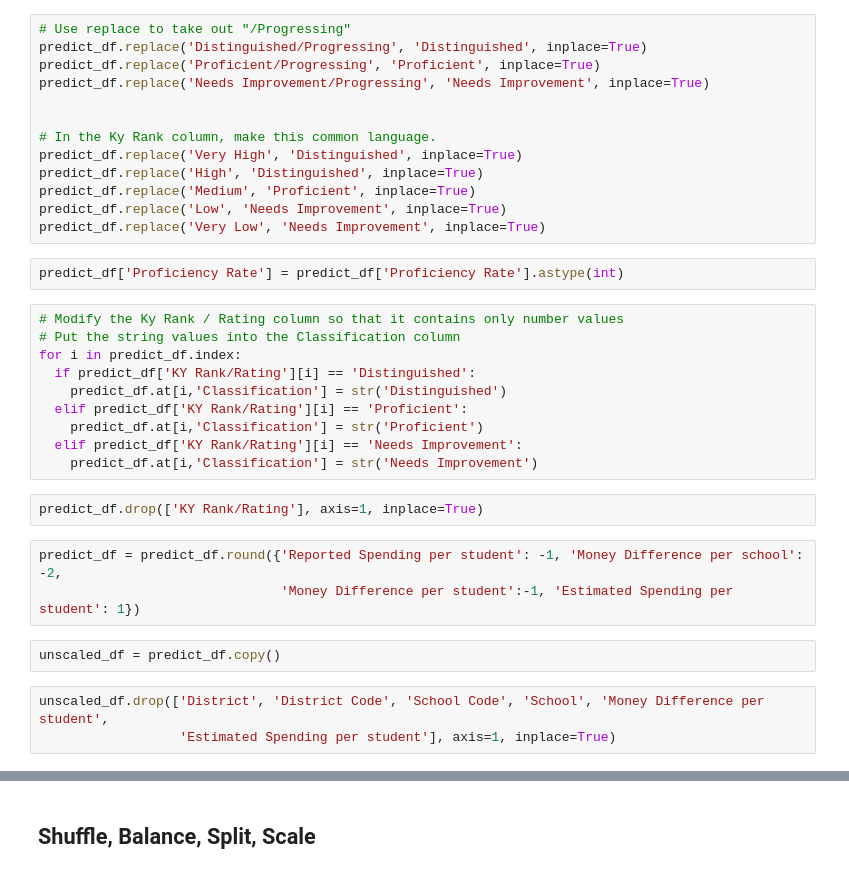
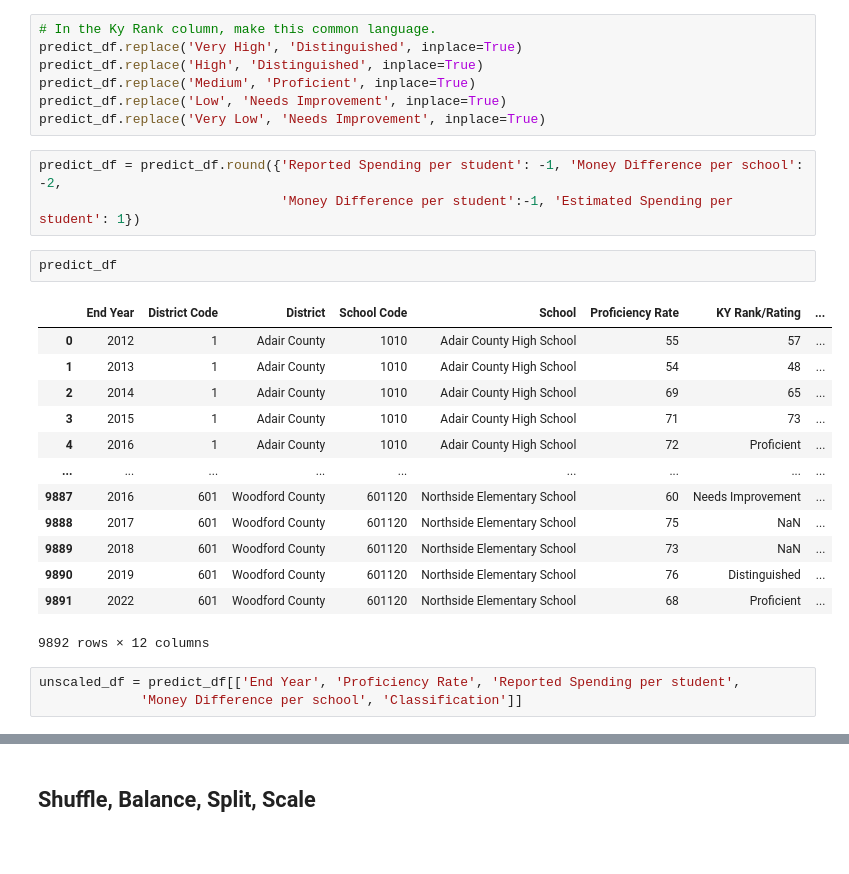
Before and after one commit to rosehelfrich/kyPublicSchools, a Jupyter notebook: Predict_Classification,_and_Highly_Impacted_Schools.ipynb, the cells around one changed output, grey strips where cells are left out. Saved outputs shown, nothing was run; the diff lists cells and outputs as text; blank space fills up the shorter version.

```diff
--- a/Predict_Classification,_and_Highly_Impacted_Schools.ipynb
+++ b/Predict_Classification,_and_Highly_Impacted_Schools.ipynb
@@ -94,40 +158,34 @@ from sklearn.model_selection import train_test_split
 # %%
 predict_df = df.copy()
 # %%
-# Use replace to take out "/Progressing"
-predict_df.replace('Distinguished/Progressing', 'Distinguished', inplace=True)
-predict_df.replace('Proficient/Progressing', 'Proficient', inplace=True)
-predict_df.replace('Needs Improvement/Progressing', 'Needs Improvement', inplace=True)
-
-
 # In the Ky Rank column, make this common language.
 predict_df.replace('Very High', 'Distinguished', inplace=True)
 predict_df.replace('High', 'Distinguished', inplace=True)
 predict_df.replace('Medium', 'Proficient', inplace=True)
 predict_df.replace('Low', 'Needs Improvement', inplace=True)
 predict_df.replace('Very Low', 'Needs Improvement', inplace=True)
-# %%
-predict_df['Proficiency Rate'] = predict_df['Proficiency Rate'].astype(int)
-# %%
-# Modify the Ky Rank / Rating column so that it contains only number values
-# Put the string values into the Classification column
-for i in predict_df.index:
-  if predict_df['KY Rank/Rating'][i] == 'Distinguished':
-    predict_df.at[i,'Classification'] = str('Distinguished')
-  elif predict_df['KY Rank/Rating'][i] == 'Proficient':
-    predict_df.at[i,'Classification'] = str('Proficient')
-  elif predict_df['KY Rank/Rating'][i] == 'Needs Improvement':
-    predict_df.at[i,'Classification'] = str('Needs Improvement')
-# %%
-predict_df.drop(['KY Rank/Rating'], axis=1, inplace=True)
 # %%
 predict_df = predict_df.round({'Reported Spending per student': -1, 'Money Difference per school': -2,
                                'Money Difference per student':-1, 'Estimated Spending per student': 1})
-# %%
-unscaled_df = predict_df.copy()
-# %%
-unscaled_df.drop(['District', 'District Code', 'School Code', 'School', 'Money Difference per student',
-                  'Estimated Spending per student'], axis=1, inplace=True)
+# %%
+predict_df
+# %% [output]
+|  | End Year | District Code | District | School Code | School | Proficiency Rate | KY Rank/Rating | ... |
+| 0 | 2012 | 1 | Adair County | 1010 | Adair County High School | 55 | 57 | ... |
+| 1 | 2013 | 1 | Adair County | 1010 | Adair County High School | 54 | 48 | ... |
+| 2 | 2014 | 1 | Adair County | 1010 | Adair County High School | 69 | 65 | ... |
+| 3 | 2015 | 1 | Adair County | 1010 | Adair County High School | 71 | 73 | ... |
+| 4 | 2016 | 1 | Adair County | 1010 | Adair County High School | 72 | Proficient | ... |
+| ... | ... | ... | ... | ... | ... | ... | ... | ... |
+| 9887 | 2016 | 601 | Woodford County | 601120 | Northside Elementary School | 60 | Needs Improvement | ... |
+| 9888 | 2017 | 601 | Woodford County | 601120 | Northside Elementary School | 75 | NaN | ... |
+| 9889 | 2018 | 601 | Woodford County | 601120 | Northside Elementary School | 73 | NaN | ... |
+| 9890 | 2019 | 601 | Woodford County | 601120 | Northside Elementary School | 76 | Distinguished | ... |
+| 9891 | 2022 | 601 | Woodford County | 601120 | Northside Elementary School | 68 | Proficient | ... |
+9892 rows × 12 columns
+# %%
+unscaled_df = predict_df[['End Year', 'Proficiency Rate', 'Reported Spending per student',
+             'Money Difference per school', 'Classification']]
 # %%
 unscaled_df.dropna(inplace=True) #here
 unscaled_df.reset_index(drop=True, inplace=True)
```
Also changed, not shown: parts of 43 cells of this notebook.
